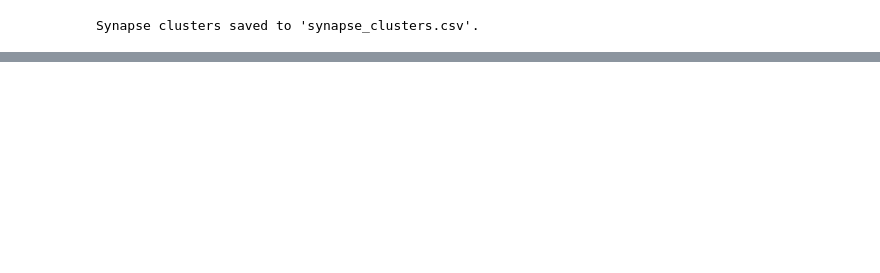
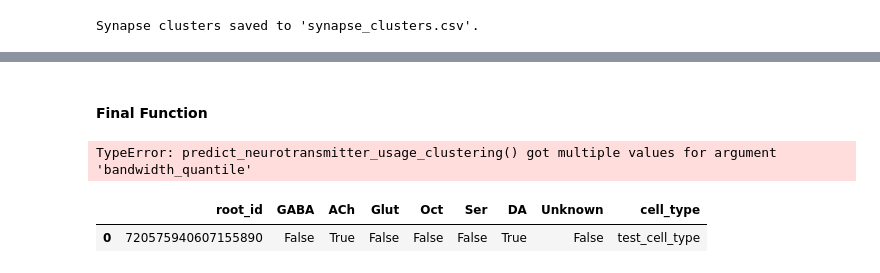
Before and after one commit to MetaCell/ai-model-for-connectomics, a Jupyter notebook: notebooks/fauai-10_IdentifyCotransmission.ipynb, the cells around one changed output, grey strips where cells are left out. Drawn from its saved outputs; the diff is of its cells as text; code cells hidden in the pictures; blank space fills up the shorter version.

```diff
--- a/notebooks/fauai-10_IdentifyCotransmission.ipynb
+++ b/notebooks/fauai-10_IdentifyCotransmission.ipynb
@@ -402,0 +768,19 @@ Synapse clusters saved to 'synapse_clusters.csv'.
+# %%
+# Function 4: Predict which NTs the neuron uses via ratios
+def predict_neurotransmitter_usage_ratios(nt_used, nt_counts, ratio_threshold):
+    """
+    Function to predict which neurotransmitters a neuron uses based on ratios.
+    Returns a list of neurotransmitter types that exceed the ratio threshold.
+
+    Inputs:
+    nt_used: List of boolean values indicating whether each neurotransmitter is used.
+    nt_counts: Dictionary with ratio of each neurotransmitter type.
+    ratio_threshold: Float, the threshold above which a neurotransmitter is considered used.
+    """
+    c = 0
+    for nt, ratio in nt_counts.items():
+        if ratio >= ratio_threshold:
+            nt_used[c] = True
+        c += 1
+
+    return nt_used
@@ -402,0 +845,2 @@ Synapse clusters saved to 'synapse_clusters.csv'.
+# %% [markdown]
+#### Final Function
@@ -402,0 +1014,19 @@ Synapse clusters saved to 'synapse_clusters.csv'.
+# %%
+nt_results = identify_nt_contributions_for_neuron(root_id,
+                                              client,
+                                              softmax_threshold=0.25,
+                                              ratio_threshold=0.16,
+                                              bandwidth_quantile_value=1/7,
+                                              min_synapses_ratio_value=0.01,
+                                              display_fig=False)
+print(f"result: {nt_results}")
+# %% [output]
+TypeError: predict_neurotransmitter_usage_clustering() got multiple values for argument 'bandwidth_quantile'
+# %%
+nt_results["cell_type"] = "test_cell_type"
+_df = pd.DataFrame([nt_results])
+# %%
+_df
+# %% [output]
+|  | root_id | GABA | ACh | Glut | Oct | Ser | DA | Unknown | cell_type |
+| 0 | 720575940607155890 | False | True | False | False | False | True | False | test_cell_type |
```
Also changed, not shown: parts of 28 cells of this notebook, 4 other files.
